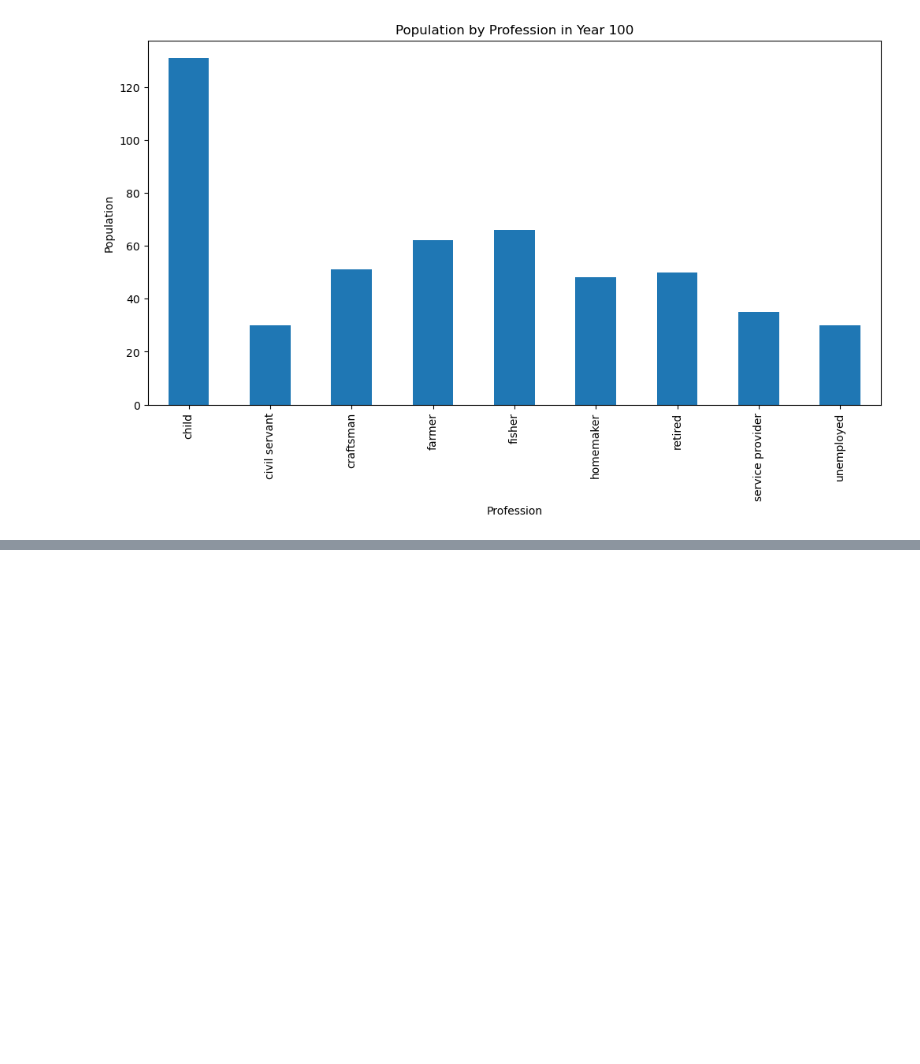
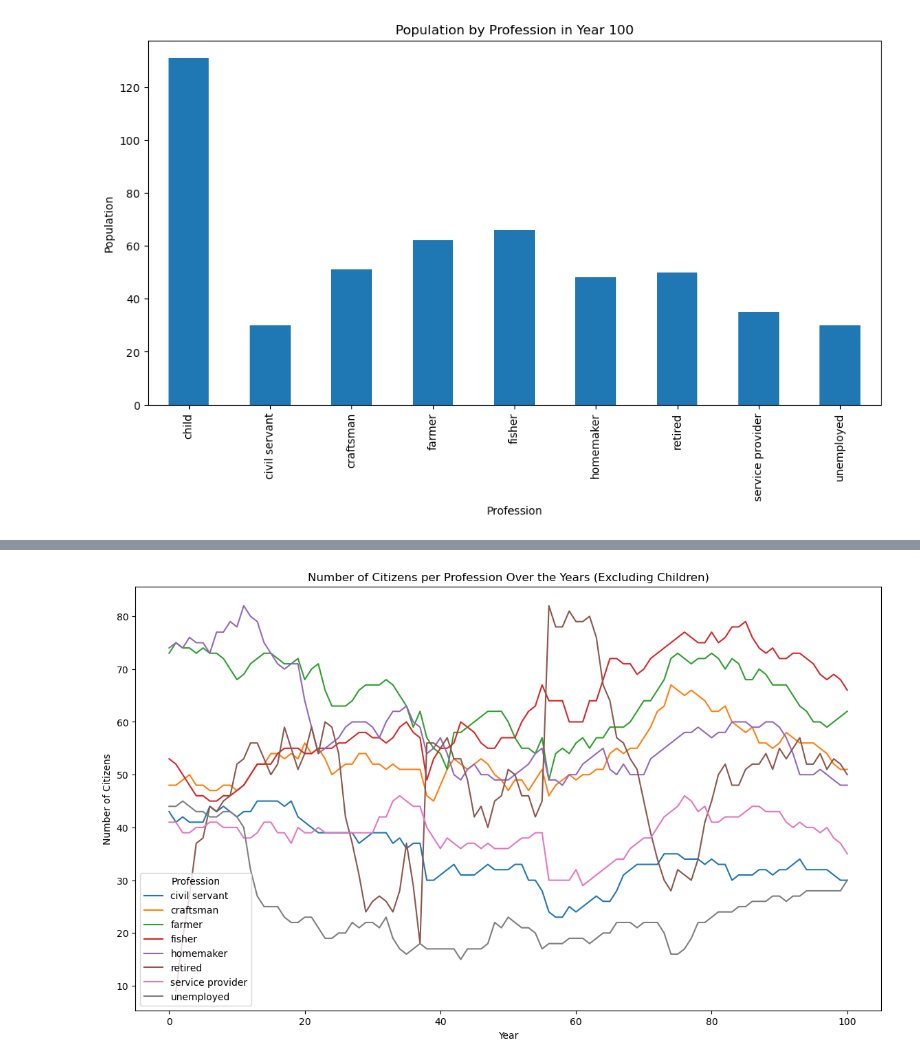
Before and after one commit to merijnvervoorn/islandtm, a Jupyter notebook: visualisation.ipynb, the cells around one changed output, grey strips where cells are left out. Drawn from its saved outputs; the diff is of its cells as text; code cells hidden in the pictures; blank space fills up the shorter version.

```diff
--- a/visualisation.ipynb
+++ b/visualisation.ipynb
@@ -68,0 +86,17 @@ plt.show()
+# %%
+# Filter out the rows where the profession is 'child'
+filtered_data_df = data_df[data_df['profession'] != 'child']
+
+# Group by year and profession, and count the number of citizens
+citizens_per_profession_per_year = filtered_data_df.groupby(['year', 'profession']).size().unstack()
+
+# Plot the number of citizens per profession over the years
+plt.figure(figsize=(14, 8))
+citizens_per_profession_per_year.plot(ax=plt.gca())
+plt.xlabel('Year')
+plt.ylabel('Number of Citizens')
+plt.title('Number of Citizens per Profession Over the Years (Excluding Children)')
+plt.legend(title='Profession')
+plt.show()
+# %% [output]
+[figure, added]
```
Also changed, not shown: parts of 2 cells of this notebook.
